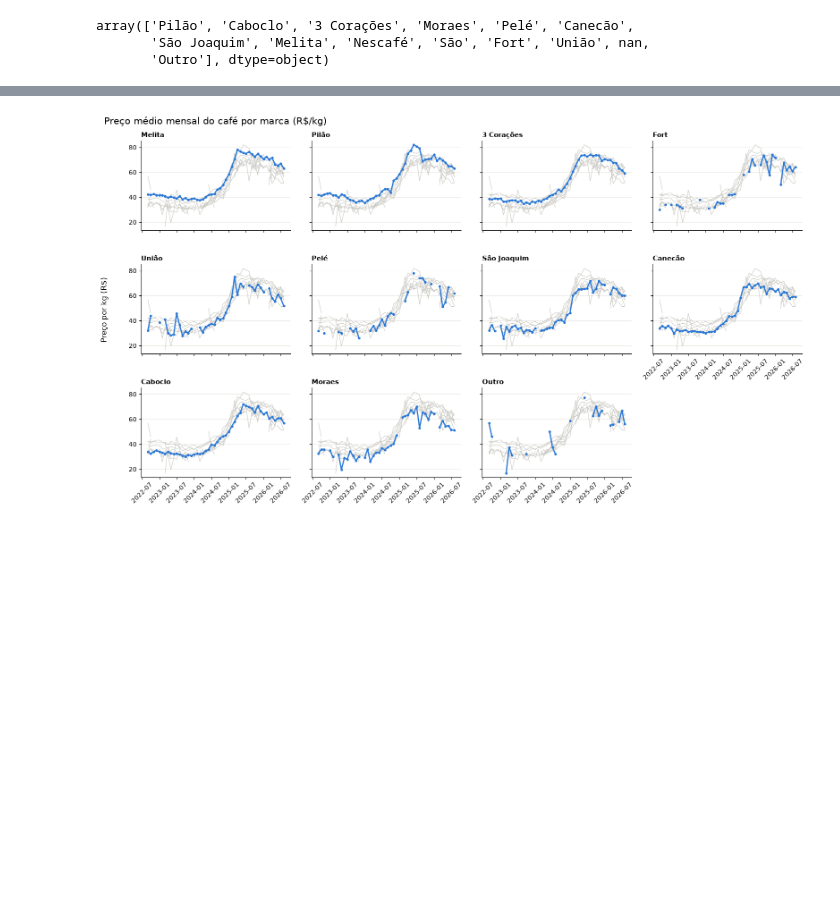
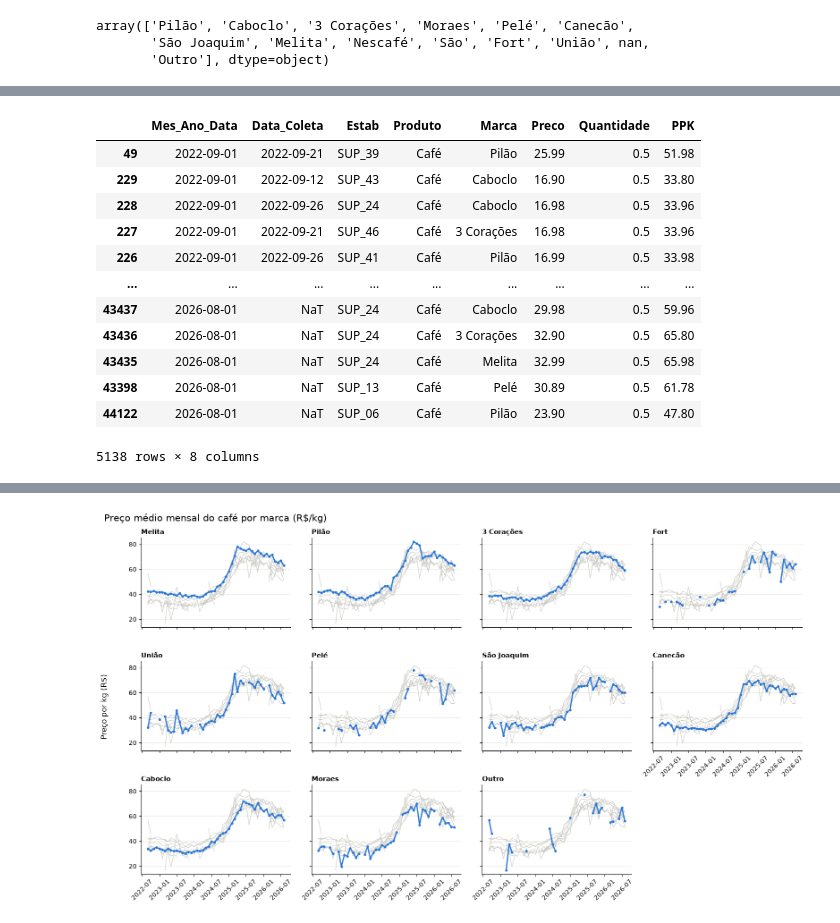
Before and after one commit to Teus-Andrezana/dados_cesta_basica, a Jupyter notebook: notebooks/cesta_basica.ipynb, the cells around one changed output, grey strips where cells are left out. Drawn from its saved outputs; the diff is of its cells as text; code cells hidden in the pictures; blank space fills up the shorter version.

```diff
--- a/notebooks/cesta_basica.ipynb
+++ b/notebooks/cesta_basica.ipynb
@@ -136,3 +154,22 @@ array(['Pilão', 'Caboclo', '3 Corações', 'Moraes', 'Pelé', 'Canecão',
+# %%
+df_cafe = df_cafe[df_cafe['Marca'] != 'Nescafé']
+df_cafe = df_cafe[df_cafe['Marca'] != 'São']
+# %%
+df_cafe
+# %% [output]
+|  | Mes_Ano_Data | Data_Coleta | Estab | Produto | Marca | Preco | Quantidade | PPK |
+| 49 | 2022-09-01 | 2022-09-21 | SUP_39 | Café | Pilão | 25.99 | 0.5 | 51.98 |
+| 229 | 2022-09-01 | 2022-09-12 | SUP_43 | Café | Caboclo | 16.90 | 0.5 | 33.80 |
+| 228 | 2022-09-01 | 2022-09-26 | SUP_24 | Café | Caboclo | 16.98 | 0.5 | 33.96 |
+| 227 | 2022-09-01 | 2022-09-21 | SUP_46 | Café | 3 Corações | 16.98 | 0.5 | 33.96 |
+| 226 | 2022-09-01 | 2022-09-26 | SUP_41 | Café | Pilão | 16.99 | 0.5 | 33.98 |
+| ... | ... | ... | ... | ... | ... | ... | ... | ... |
+| 43437 | 2026-08-01 | NaT | SUP_24 | Café | Caboclo | 29.98 | 0.5 | 59.96 |
+| 43436 | 2026-08-01 | NaT | SUP_24 | Café | 3 Corações | 32.90 | 0.5 | 65.80 |
+| 43435 | 2026-08-01 | NaT | SUP_24 | Café | Melita | 32.99 | 0.5 | 65.98 |
+| 43398 | 2026-08-01 | NaT | SUP_13 | Café | Pelé | 30.89 | 0.5 | 61.78 |
+| 44122 | 2026-08-01 | NaT | SUP_06 | Café | Pilão | 23.90 | 0.5 | 47.80 |
+5138 rows × 8 columns
 # %%
 def plotar_grafico_por_cada_marca(df, marca:list):
     for m in marca:
```
Also changed, not shown: parts of 4 cells of this notebook.
